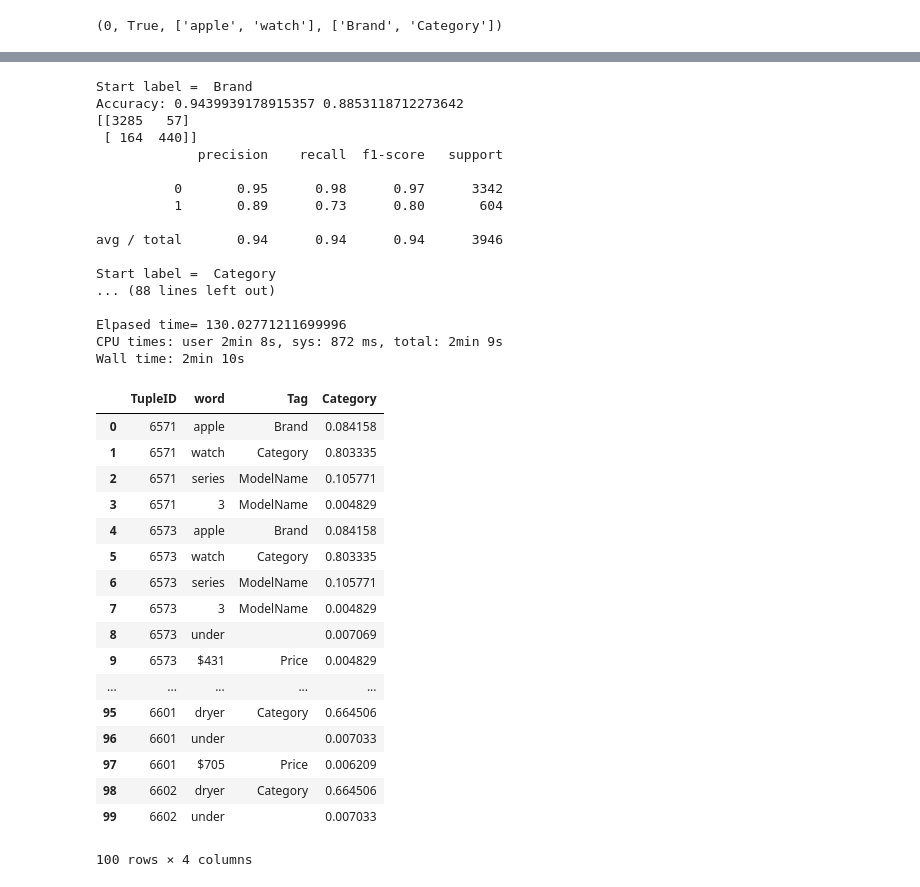
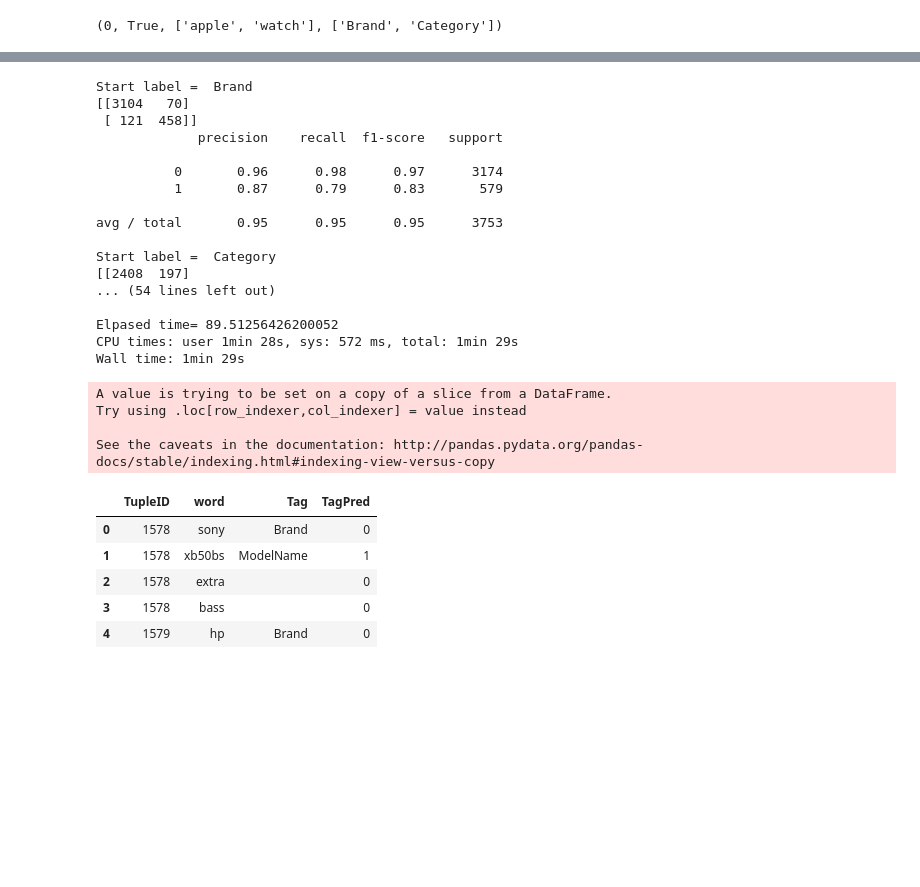
Before and after one commit to chocobo244/cs229-project, a Jupyter notebook: NER-GBT-Small.ipynb, the cells around one changed output, grey strips where cells are left out. Drawn from its saved outputs; the diff is of its cells as text; code cells hidden in the pictures; blank space fills up the shorter version.

```diff
--- a/NER-GBT-Small.ipynb
+++ b/NER-GBT-Small.ipynb
@@ -492,7 +498,7 @@ Wall time: 4.26 s
 %%time
 start_time = timeit.default_timer()
 
-all_labels = ['Brand', 'Category', 'ModelName', 'Price']
+all_labels = ['Brand', 'Category', 'ModelName']
 cls_per_ner = {}
 
 df_train_result = df_train.loc[:, ['TupleID', 'word','Tag']].copy()
@@ -526,6 +532,7 @@ for label in all_labels:
     Y_train = df_train_copy['Y']
 
     #svc = SVC(kernel='rbf', gamma=0.7, probability=True)
+    kf = KFold(n_splits = 5, shuffle = True, random_state= 0)
     clf = model.fit(X_train, Y_train)
     cls_per_ner[label] = clf
 
@@ -534,7 +541,7 @@ for label in all_labels:
     df_train_result[label] = y_pred_porbability[:,1]
     cls_per_ner[label] = clf
 
-    print("Accuracy:",metrics.accuracy_score(Y_train, y_pred), metrics.precision_score(Y_train, y_pred))
+    #print("Accuracy:",metrics.accuracy_score(Y_train, y_pred), metrics.precision_score(Y_train, y_pred))
     print(confusion_matrix(Y_train, y_pred))
 
     print(classification_report(Y_train, y_pred))
@@ -550,6 +557,7 @@ s3.Object(bucket_name, 'train_gbt_result-small.csv').put(Body=csv_buffer.getvalu
 #DEV set
 
 df_dev_result = df_dev.loc[:, ['TupleID', 'word','Tag']].copy()
+df_dev_result['TagPred'] = ''
 df_dev_result = df_dev_result.reindex(columns=df_dev_result.columns.tolist() + all_labels)
 
 for label in all_labels:
@@ -569,8 +577,8 @@ for label in all_labels:
     print('==========================')
     print('Label=', label)
     print('==========================')
-    print("Accuracy:",metrics.accuracy_score(Y_dev, y_pred), "Detemined brands=", np.sum(y_pred), np.sum(Y_dev))
-    print("Accuracy:",metrics.accuracy_score(Y_dev, y_pred), metrics.recall_score(Y_dev, y_pred))
+    #print("Accuracy:",metrics.accuracy_score(Y_dev, y_pred), "Detemined brands=", np.sum(y_pred), np.sum(Y_dev))
+    #print("Accuracy:",metrics.accuracy_score(Y_dev, y_pred), metrics.recall_score(Y_dev, y_pred))
     print(confusion_matrix(Y_dev, y_pred))
     print(classification_report(Y_dev, y_pred))
 
@@ -582,19 +590,37 @@ elapsed = timeit.default_timer() - start_time
 print('Elpased time=', elapsed)
 # %% [output]
 Start label =  Brand
-Accuracy: 0.9439939178915357 0.8853118712273642
-[[3285   57]
- [ 164  440]]
+[[3104   70]
+ [ 121  458]]
              precision    recall  f1-score   support
 
-          0       0.95      0.98      0.97      3342
-          1       0.89      0.73      0.80       604
+          0       0.96      0.98      0.97      3174
+          1       0.87      0.79      0.83       579
 
-avg / total       0.94      0.94      0.94      3946
+avg / total       0.95      0.95      0.95      3753
 
 Start label =  Category
-... (88 lines left out)
+[[2408  197]
+... (54 lines left out)
 
-Elpased time= 130.02771211699996
-CPU times: user 2min 8s, sys: 872 ms, total: 2min 9s
-Wall time: 2min 10s
+Elpased time= 89.51256426200052
+CPU times: user 1min 28s, sys: 572 ms, total: 1min 29s
+Wall time: 1min 29s
+# %%
+#len(df_dev[['TupleID', 'word']]))
+#len(Y_dev)
+df_dev_est = df_dev[['TupleID', 'word', 'Tag']]
+df_dev_est['TagPred'] = y_pred
+
+df_dev_est.head()
+# %% [output]
+A value is trying to be set on a copy of a slice from a DataFrame.
+Try using .loc[row_indexer,col_indexer] = value instead
+
+See the caveats in the documentation: http://pandas.pydata.org/pandas-docs/stable/indexing.html#indexing-view-versus-copy
+|  | TupleID | word | Tag | TagPred |
+| 0 | 1578 | sony | Brand | 0 |
+| 1 | 1578 | xb50bs | ModelName | 1 |
+| 2 | 1578 | extra |  | 0 |
+| 3 | 1578 | bass |  | 0 |
+| 4 | 1579 | hp | Brand | 0 |
@@ -601,21 +640,2 @@ Wall time: 2min 10s
 # %%
-df_dev_result[:100]
+df_dev_result['TagPred'] = ''
-# %% [output]
-|  | TupleID | word | Tag | Category |
-| 0 | 6571 | apple | Brand | 0.084158 |
-| 1 | 6571 | watch | Category | 0.803335 |
-| 2 | 6571 | series | ModelName | 0.105771 |
-| 3 | 6571 | 3 | ModelName | 0.004829 |
-| 4 | 6573 | apple | Brand | 0.084158 |
-| 5 | 6573 | watch | Category | 0.803335 |
-| 6 | 6573 | series | ModelName | 0.105771 |
-| 7 | 6573 | 3 | ModelName | 0.004829 |
-| 8 | 6573 | under |  | 0.007069 |
-| 9 | 6573 | $431 | Price | 0.004829 |
-| ... | ... | ... | ... | ... |
-| 95 | 6601 | dryer | Category | 0.664506 |
-| 96 | 6601 | under |  | 0.007033 |
-| 97 | 6601 | $705 | Price | 0.006209 |
-| 98 | 6602 | dryer | Category | 0.664506 |
-| 99 | 6602 | under |  | 0.007033 |
-100 rows × 4 columns
```
Also changed, not shown: parts of 9 cells of this notebook, 3 other files.
